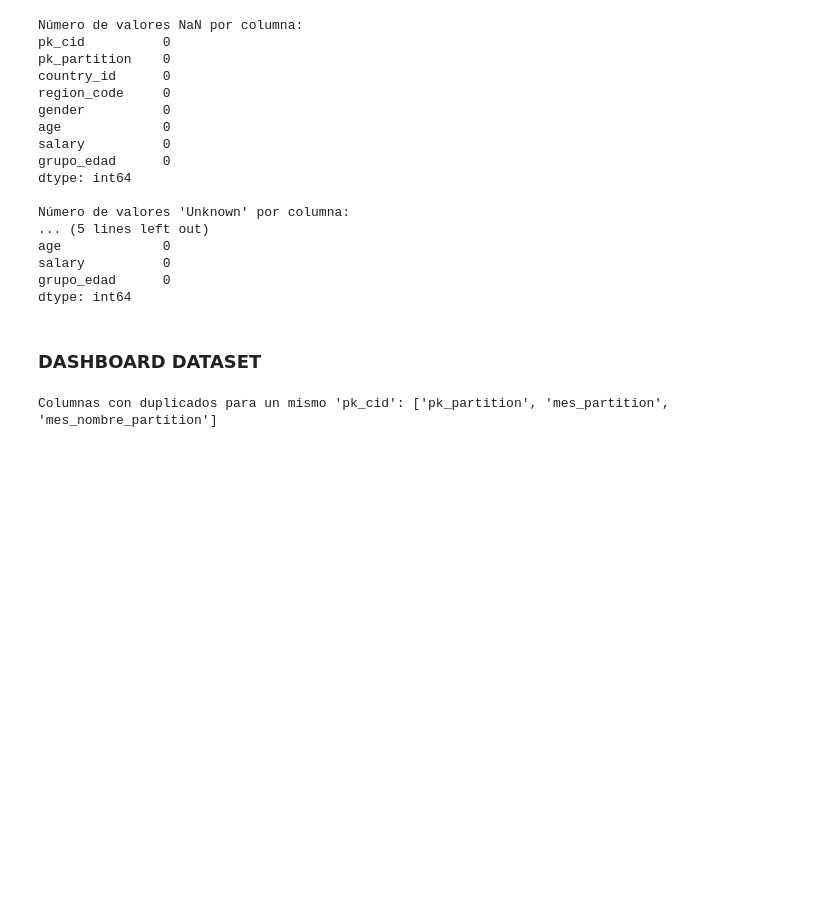
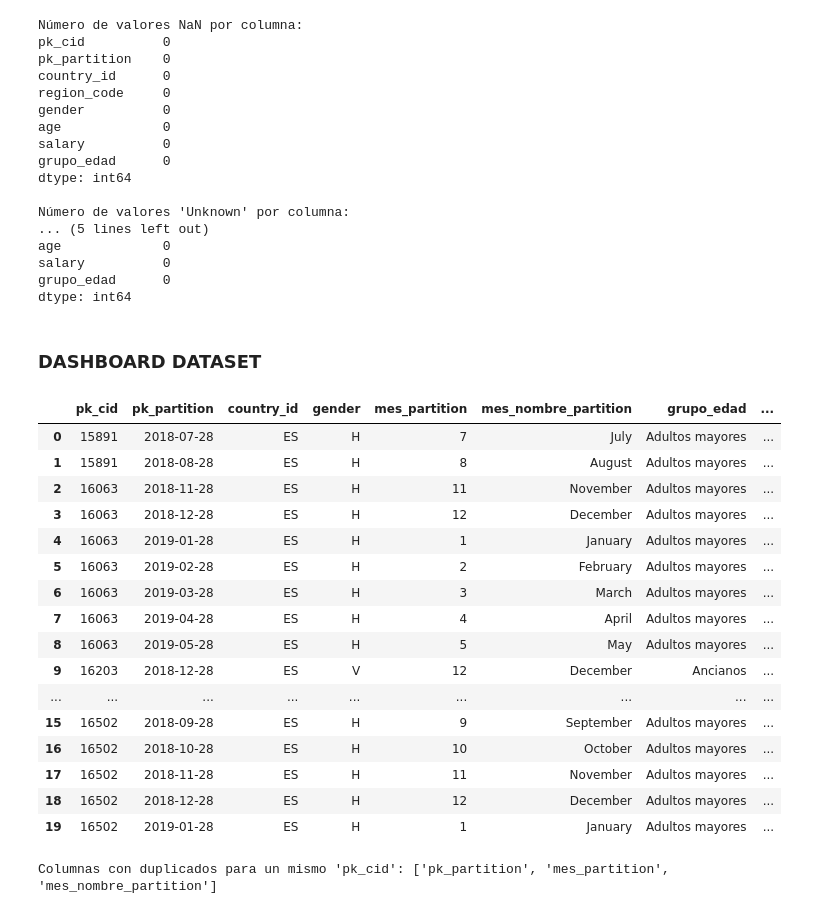
Before and after one commit to jascicz/easy_money_Project, a Jupyter notebook: Tarea_1_Análisis_BI/socio_demografico.ipynb, the cells around one changed output. Drawn from its saved outputs; the diff is of its cells as text; code cells hidden in the pictures; blank space fills up the shorter version.

Commit message:
Cambios notebook y dashboard

```diff
--- a/Tarea_1_Análisis_BI/socio_demografico.ipynb
+++ b/Tarea_1_Análisis_BI/socio_demografico.ipynb
@@ -1308,6 +1422,26 @@ dashboard_df_adrian.drop(columns=['region_code'], inplace=True)
 
 # Renombrar 'region_code_latest' a 'region_code' para claridad
 dashboard_df_adrian.rename(columns={'region_code_latest': 'region_code'}, inplace=True)
+# %%
+dashboard_df_adrian.head(20)
+# %% [output]
+|  | pk_cid | pk_partition | country_id | gender | mes_partition | mes_nombre_partition | grupo_edad | ... |
+| 0 | 15891 | 2018-07-28 | ES | H | 7 | July | Adultos mayores | ... |
+| 1 | 15891 | 2018-08-28 | ES | H | 8 | August | Adultos mayores | ... |
+| 2 | 16063 | 2018-11-28 | ES | H | 11 | November | Adultos mayores | ... |
+| 3 | 16063 | 2018-12-28 | ES | H | 12 | December | Adultos mayores | ... |
+| 4 | 16063 | 2019-01-28 | ES | H | 1 | January | Adultos mayores | ... |
+| 5 | 16063 | 2019-02-28 | ES | H | 2 | February | Adultos mayores | ... |
+| 6 | 16063 | 2019-03-28 | ES | H | 3 | March | Adultos mayores | ... |
+| 7 | 16063 | 2019-04-28 | ES | H | 4 | April | Adultos mayores | ... |
+| 8 | 16063 | 2019-05-28 | ES | H | 5 | May | Adultos mayores | ... |
+| 9 | 16203 | 2018-12-28 | ES | V | 12 | December | Ancianos | ... |
+| ... | ... | ... | ... | ... | ... | ... | ... | ... |
+| 15 | 16502 | 2018-09-28 | ES | H | 9 | September | Adultos mayores | ... |
+| 16 | 16502 | 2018-10-28 | ES | H | 10 | October | Adultos mayores | ... |
+| 17 | 16502 | 2018-11-28 | ES | H | 11 | November | Adultos mayores | ... |
+| 18 | 16502 | 2018-12-28 | ES | H | 12 | December | Adultos mayores | ... |
+| 19 | 16502 | 2019-01-28 | ES | H | 1 | January | Adultos mayores | ... |
 # %%
 # Verificar las columnas con más de un valor único para cada pk_cid
 variabilidad_por_columna = dashboard_df_adrian.groupby('pk_cid').nunique()
```
Also changed, not shown: parts of 20 cells of this notebook, 1 other file.
